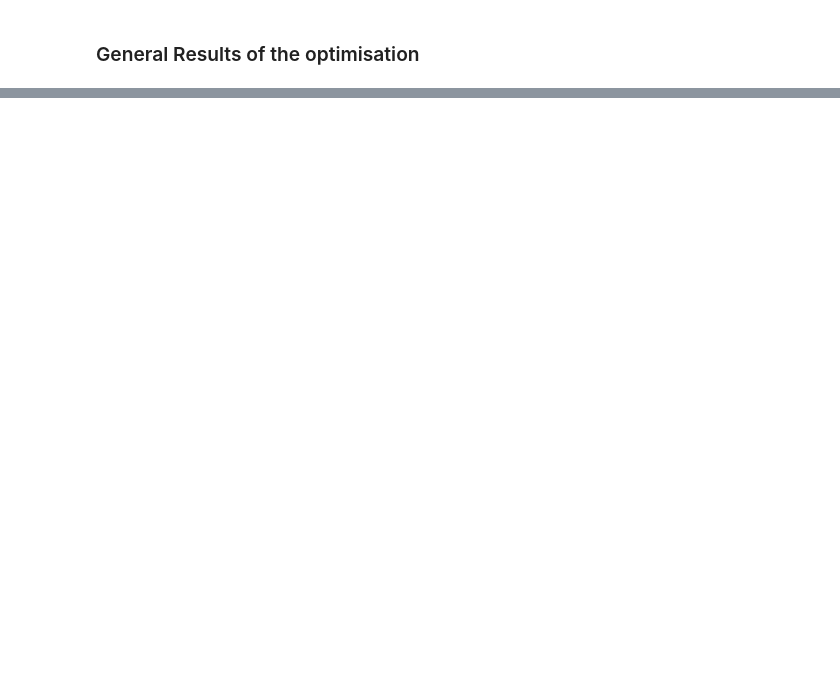
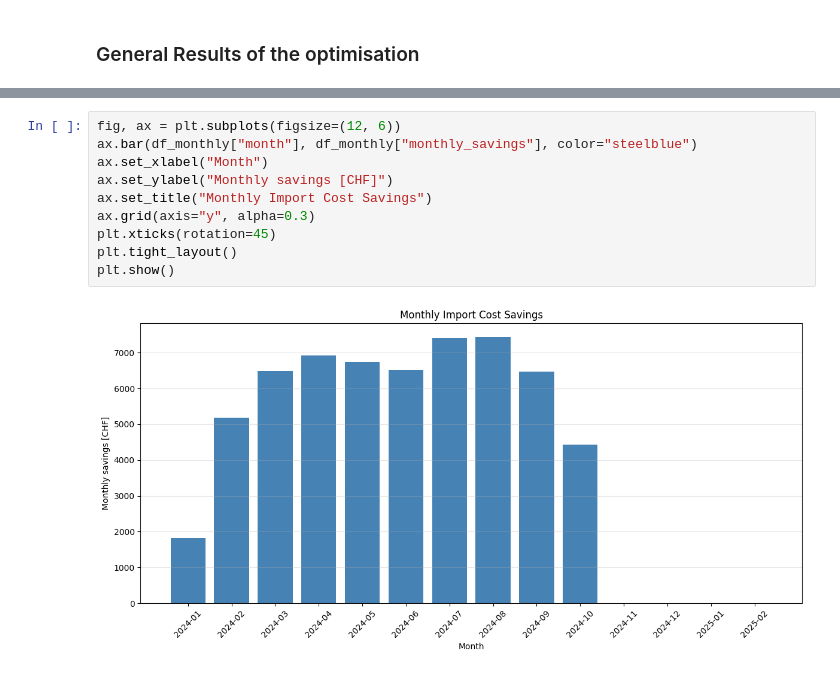
Before and after one commit to diegomalsiner1/CS1-Swiss-Post, a Jupyter notebook: results_sheet.ipynb, the cells around one changed output, grey strips where cells are left out. Cells and saved outputs as stored; diff of their text form; blank space fills up the shorter version.

```diff
--- a/results_sheet.ipynb
+++ b/results_sheet.ipynb
@@ -29,0 +199,12 @@ display(kpi_df.style.format({"Value": "{:,.2f}"}))
+# %%
+fig, ax = plt.subplots(figsize=(12, 6))
+ax.bar(df_monthly["month"], df_monthly["monthly_savings"], color="steelblue")
+ax.set_xlabel("Month")
+ax.set_ylabel("Monthly savings [CHF]")
+ax.set_title("Monthly Import Cost Savings")
+ax.grid(axis="y", alpha=0.3)
+plt.xticks(rotation=45)
+plt.tight_layout()
+plt.show()
+# %% [output]
+[figure, added]
```
Also changed, not shown: parts of 11 cells of this notebook, 4 other files.
